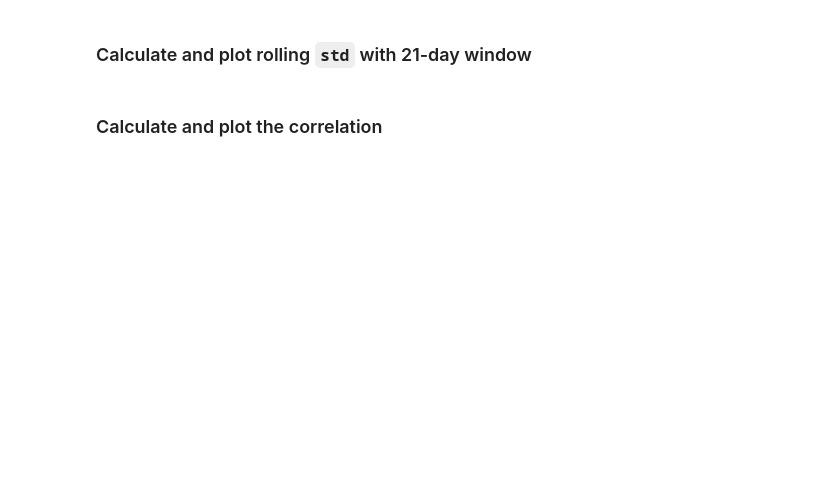
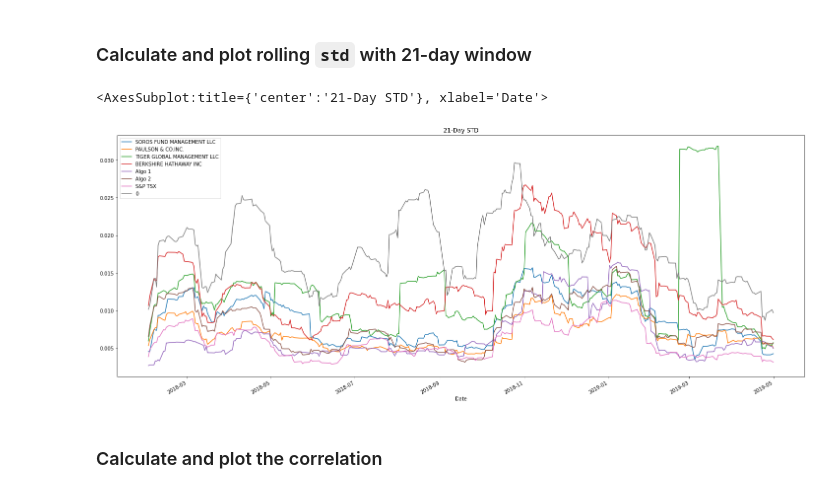
Before and after one commit to brilliantlyc/Portfolios_Analysis, a Jupyter notebook: whale_analysis.ipynb, the cells around one changed output. Drawn from its saved outputs; the diff is of its cells as text; code cells hidden in the pictures; blank space fills up the shorter version.

Commit message:
Joined custom portfolio instead of individual stocks and re-ran risk analysis.

```diff
--- a/whale_analysis.ipynb
+++ b/whale_analysis.ipynb
@@ -619,7 +617,7 @@ dtype: float64
 ## Join your portfolio returns to the DataFrame that contains all of the portfolio returns
 # %%
 # Join your returns DataFrame to the original returns DataFrame
-all_portfolio_returns = pd.concat([portfolio_returns, custom_returns], axis="columns", join="inner")
+all_portfolio_returns = pd.concat([portfolio_returns, custom_portfolio_returns], axis="columns", join="inner")
 all_portfolio_returns.head()
 # %% [output]
 |  | SOROS FUND MANAGEMENT LLC | PAULSON & CO.INC. | TIGER GLOBAL MANAGEMENT LLC | BERKSHIRE HATHAWAY INC | Algo 1 | Algo 2 | ... |
@@ -652,7 +652,12 @@ all_portfolio_returns = all_portfolio_returns.dropna()
 ### Calculate and plot rolling `std` with 21-day window
 # %%
 # Calculate rolling standard deviation
+rolling_std = all_portfolio_returns.rolling(window=21).std()
 
 # Plot rolling standard deviation
+rolling_std.plot(figsize=(25,10), title="21-Day STD")
+# %% [output]
+<AxesSubplot:title={'center':'21-Day STD'}, xlabel='Date'>
+[figure, added]
 # %% [markdown]
 ### Calculate and plot the correlation
```
Also changed, not shown: parts of 12 cells of this notebook.
